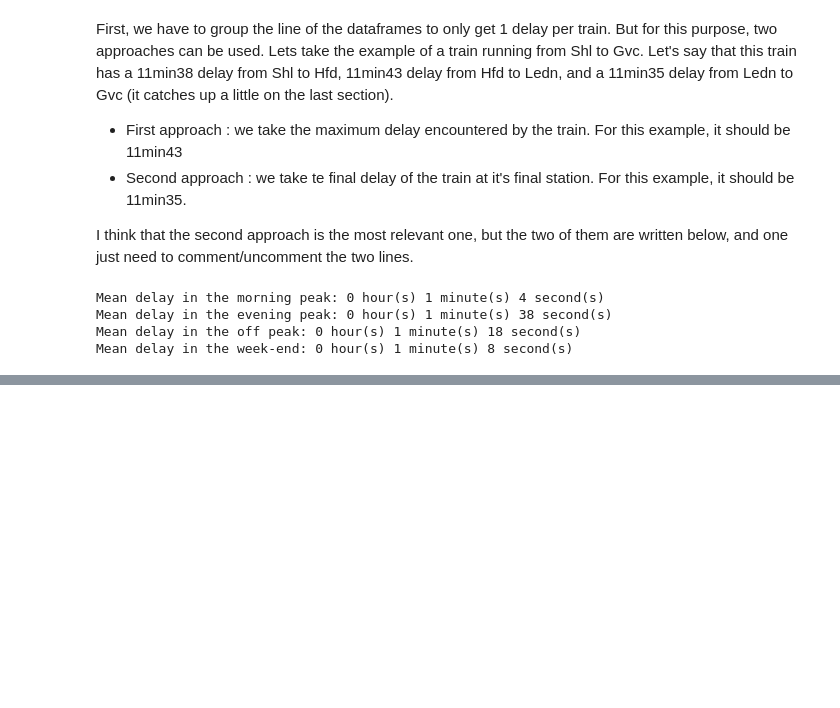
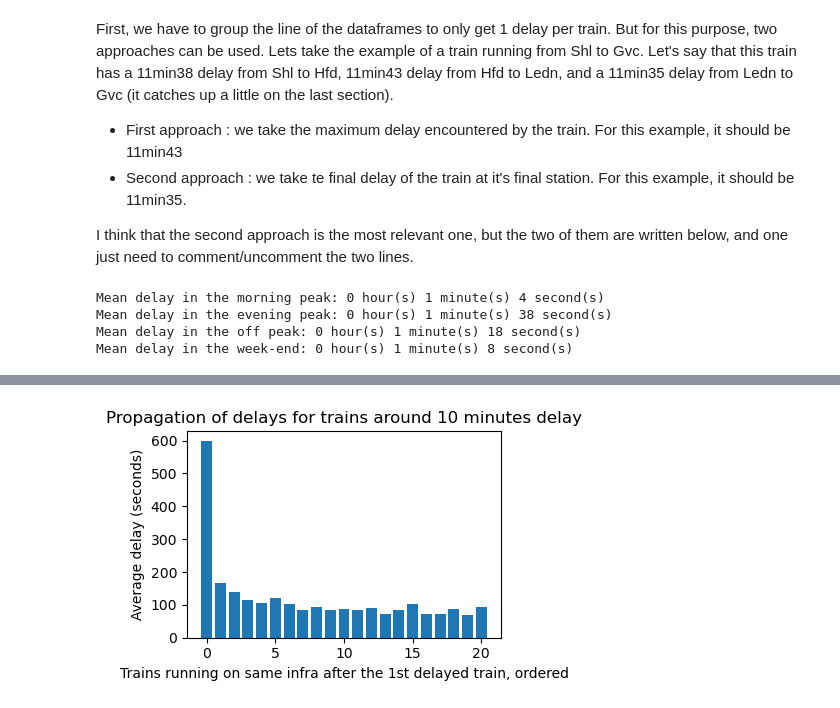
Before and after one commit to Merelkramer/Group2_NS, a Jupyter notebook: DataViz.ipynb, the cells around one changed output, grey strips where cells are left out. Cells and saved outputs as stored; diff of their text form; code cells hidden in the pictures; blank space fills up the shorter version.

```diff
--- a/DataViz.ipynb
+++ b/DataViz.ipynb
@@ -591,0 +659,46 @@ Mean delay in the week-end: 0 hour(s) 1 minute(s) 8 second(s)
+# %%
+def plot_propagation_of_delays(minute):
+    """
+    It plots the delays encountered by the 20 next trains running on the same infrastructure that the
+    train that encountered the 1st delay
+    Args :
+        minute (int) : delay we want to consider
+    Returns :
+    """
+    interval = [60 * minute - 30, 60 * minute + 30]
+
+    # Select the trains in the interval
+    base_trains = small_delays.loc[
+        (small_delays["delay_seconds"] >= interval[0]) &
+        (small_delays["delay_seconds"] < interval[1])
+    ]
+
+    merged = base_trains.merge(
+        small_delays,
+        on=["station1", "station2", "DAGNR"],
+        suffixes=("_base", "_other")
+    )
+    merged["delta_order"] = merged["ORDER_ON_INFRA_other"] - merged["ORDER_ON_INFRA_base"]
+
+    merged = merged[(merged["delta_order"] >= 0) & (merged["delta_order"] <= 20)]
+
+    df_mean = (
+        merged.groupby("delta_order")["delay_seconds_other"]
+        .mean()
+        .reset_index()
+        .rename(columns={"delta_order": "ORDER_ON_INFRA_INDEX", "delay_seconds_other": "mean_delay_seconds"})
+    )
+
+    # Plot the figure
+    plt.figure(figsize=(4, 3))
+    plt.bar(df_mean["ORDER_ON_INFRA_INDEX"], df_mean["mean_delay_seconds"])
+    plt.xlabel("Trains running on same infra after the 1st delayed train, ordered")
+    plt.ylabel("Average delay (seconds)")
+    plt.title(f"Propagation of delays for trains around {minute} minutes delay")
+    plt.tight_layout()
+    plt.show
+# %%
+minute = 10
+plot_propagation_of_delays(minute)
+# %% [output]
+[figure, added]
```
Also changed, not shown: parts of 27 cells of this notebook.
